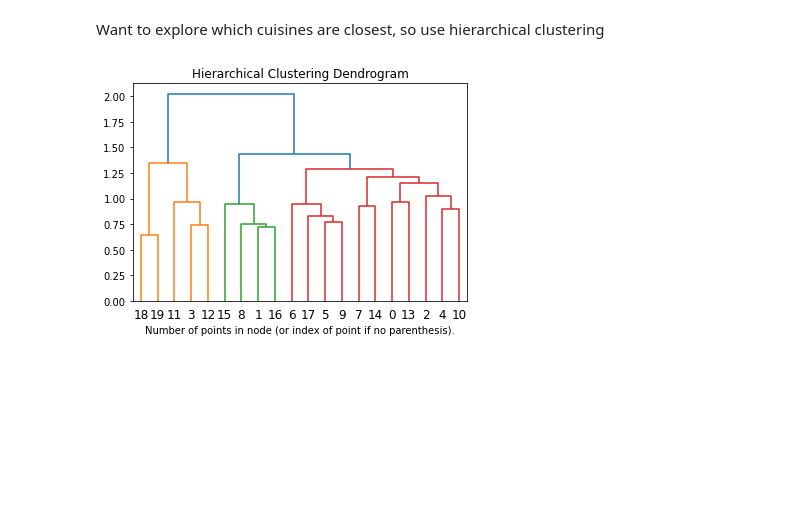
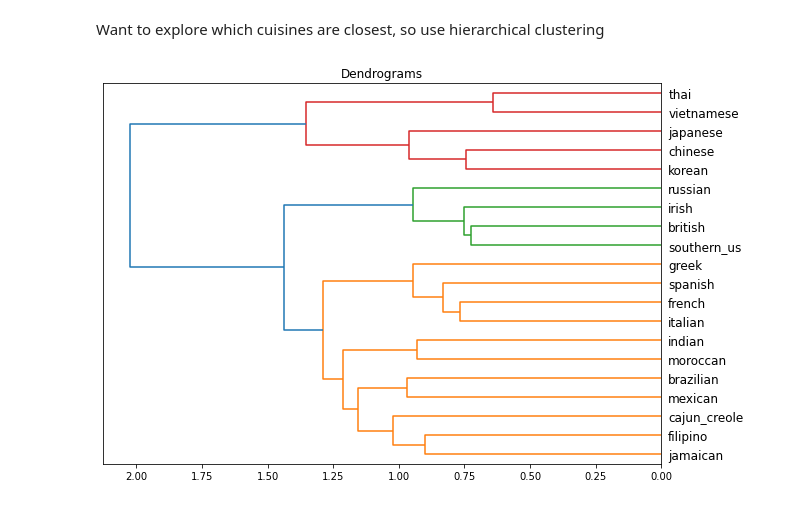
Before and after one commit to amichaelsen/cooking-cuisine-analysis, a Jupyter notebook: pca-clustering-w-ohe.ipynb, the cells around one changed output. Cells and saved outputs as stored; diff of their text form; code cells hidden in the pictures; blank space fills up the shorter version.

Commit message:
Clean up dendrograms

```diff
--- a/pca-clustering-w-ohe.ipynb
+++ b/pca-clustering-w-ohe.ipynb
@@ -193,5 +193,17 @@ plot_cluster_inertias(cluster_sizes, inertias);
 [figure]
 # %% [markdown]
 Want to explore which cuisines are closest, so use hierarchical clustering
+# %%
+from scipy.cluster.hierarchy import dendrogram, linkage
+plt.figure(figsize=(10, 7))
+plt.title("Dendrograms")
+dend = dendrogram(linkage(train_tfidf, method='ward'),
+                      labels=train_tfidf.index.tolist(),
+                      truncate_mode=None,
+                      orientation="left",
+                      color_threshold=1.4,
+                      count_sort="descending")
+# %% [output]
+[figure, added]
 # %%
 from sklearn.cluster import AgglomerativeClustering
@@ -224,9 +209,0 @@ def plot_dendrogram(model, **kwargs):
-# %%
-
-plt.title("Hierarchical Clustering Dendrogram")
-# plot the top three levels of the dendrogram
-plot_dendrogram(clustering, truncate_mode="level", p=6)
-plt.xlabel("Number of points in node (or index of point if no parenthesis).")
-plt.show()
-# %% [output]
-[figure, removed]
```
Also changed, not shown: parts of 10 cells of this notebook.
